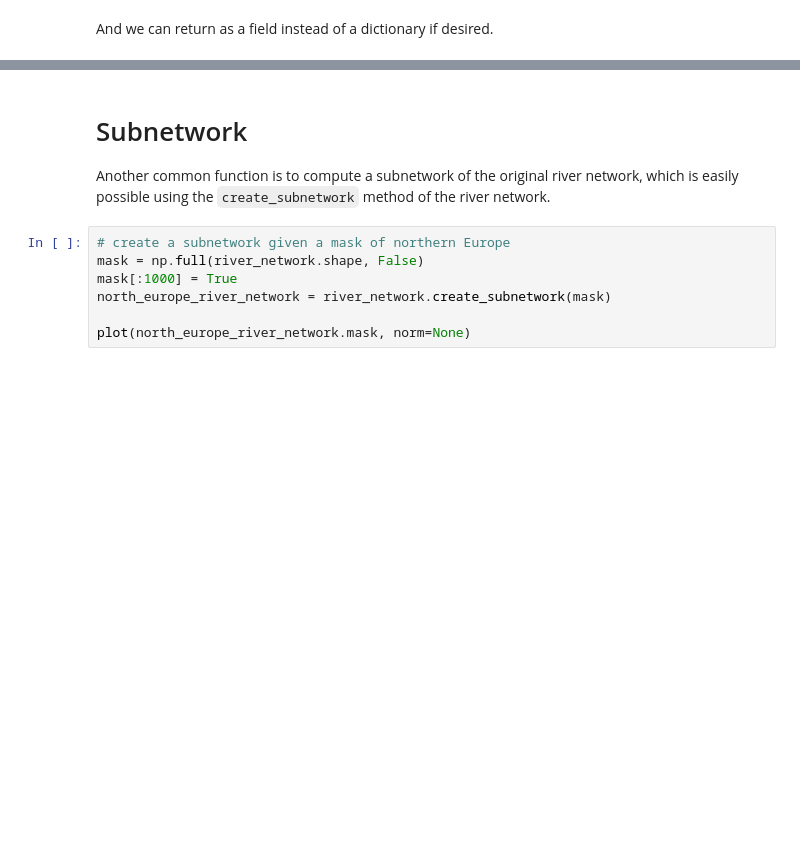
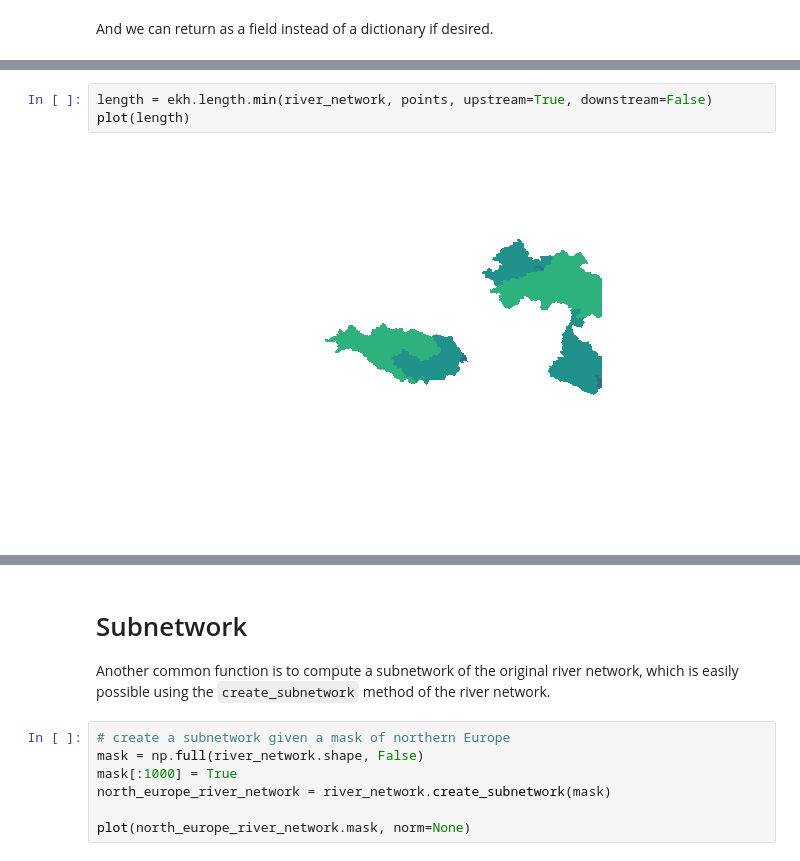
Before and after one commit to ecmwf/earthkit-hydro, a Jupyter notebook: docs/notebooks/example.ipynb, the cells around one changed output, grey strips where cells are left out. Saved outputs shown, nothing was run; the diff lists cells and outputs as text; blank space fills up the shorter version.

```diff
--- a/docs/notebooks/example.ipynb
+++ b/docs/notebooks/example.ipynb
@@ -178,0 +205,5 @@ plot(metric_field, norm=None)
+# %%
+length = ekh.length.min(river_network, points, upstream=True, downstream=False)
+plot(length)
+# %% [output]
+[figure, added]
```
Also changed, not shown: parts of 20 cells of this notebook.
